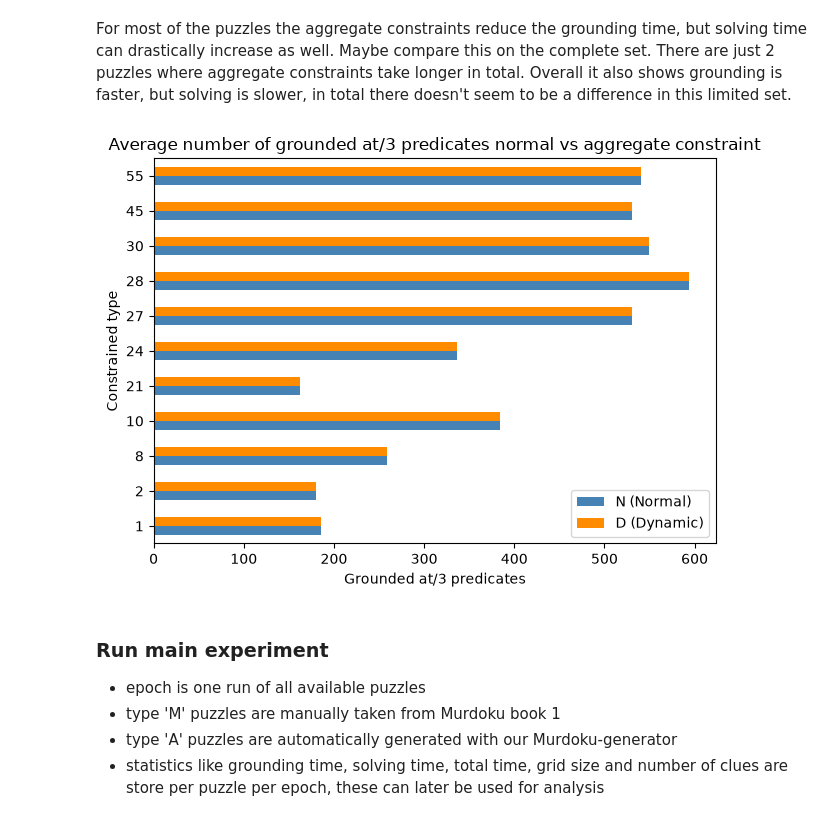
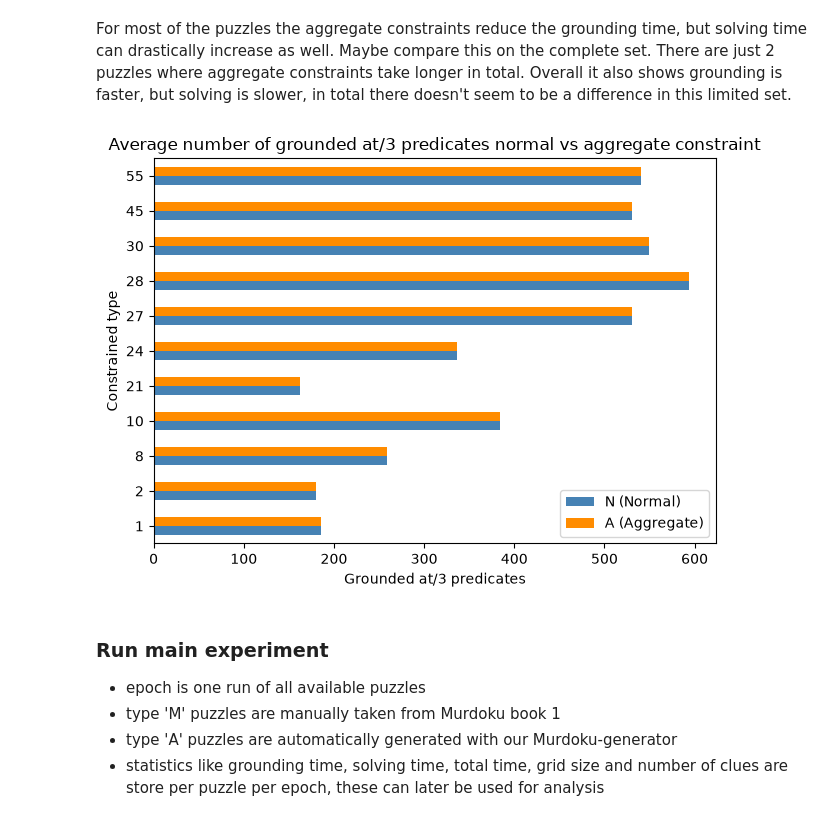
Before and after one commit to jurgendevries-ou-student/murdoku-solve, a Jupyter notebook: extraction/run/experiment.ipynb, the cells around one changed output. Drawn from its saved outputs; the diff is of its cells as text; code cells hidden in the pictures.

```diff
--- a/extraction/run/experiment.ipynb
+++ b/extraction/run/experiment.ipynb
@@ -290,17 +290,17 @@ Overall it also shows grounding is faster, but solving is slower, in total there
 # %%
 # compare ground_time/solve_time/total_time for both approaches
 df_agg.groupby(['puzzle','constraint_type'])[['grounded_at']].mean().unstack('constraint_type').plot(
     kind='barh', color=['steelblue', 'darkorange']
 )
 
 plt.title('Average number of grounded at/3 predicates normal vs aggregate constraint')
 plt.ylabel('Constrained type')
 plt.xlabel('Grounded at/3 predicates')
-plt.legend(['N (Normal)', 'D (Dynamic)'])
+plt.legend(['N (Normal)', 'A (Aggregate)'])
 plt.tight_layout()
 plt.show()
 # %% [output]
-[figure, old version]
+[figure, new version]
 # %% [markdown]
 ### Run main experiment
 - epoch is one run of all available puzzles
```
Also changed, not shown: parts of 1 cell of this notebook.
